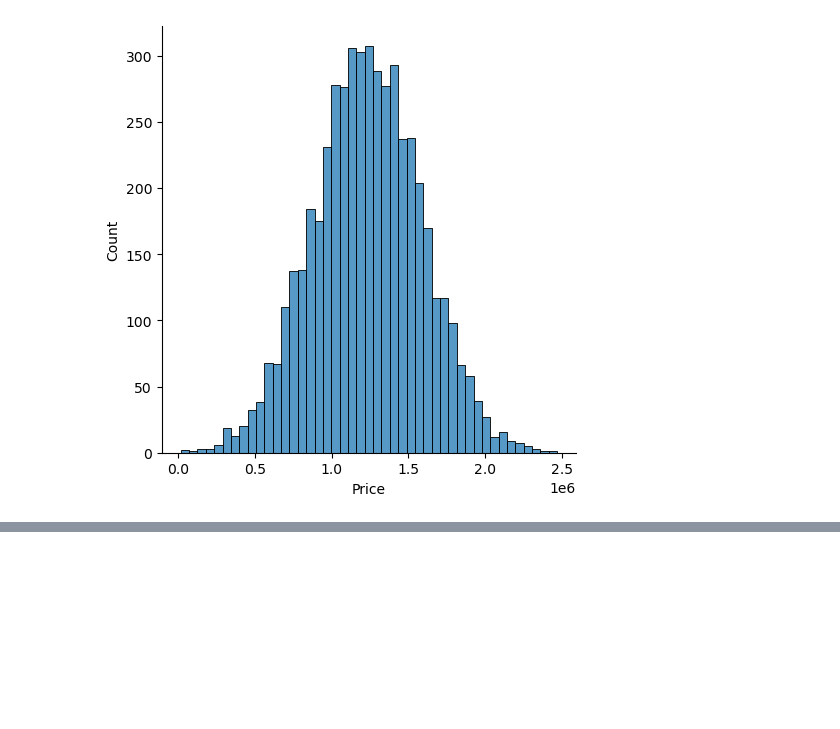
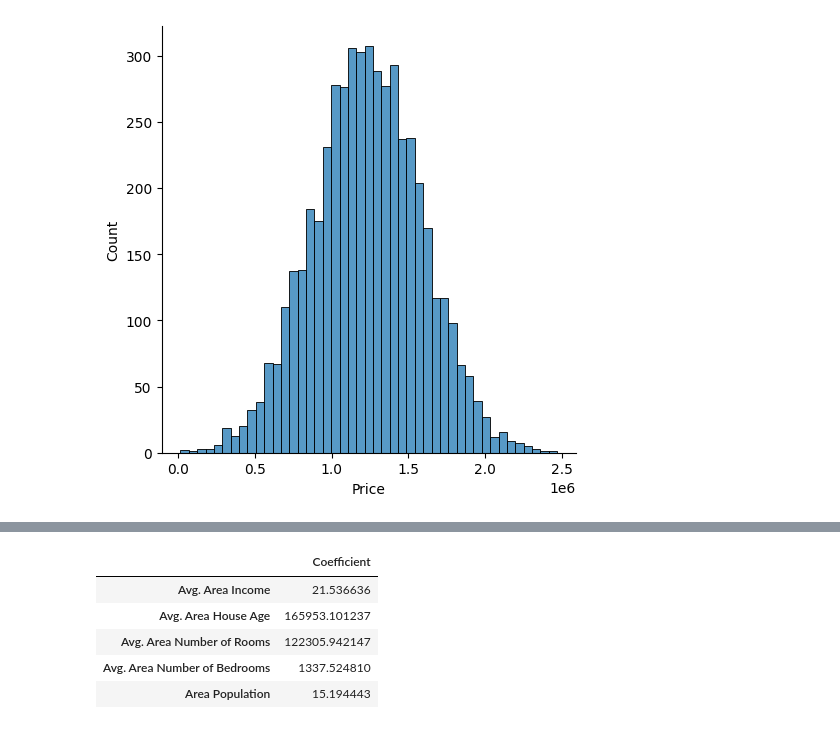
Before and after one commit to Abubakr1710/Machine-Learning, a Jupyter notebook: Linear Regression/house_price_prediction.ipynb, the cells around one changed output, grey strips where cells are left out. Saved outputs shown, nothing was run; the diff lists cells and outputs as text; code cells hidden in the pictures; blank space fills up the shorter version.

```diff
--- a/Linear Regression/house_price_prediction.ipynb
+++ b/Linear Regression/house_price_prediction.ipynb
@@ -61,0 +104,10 @@ sns.heatmap(df.corr())
+# %%
+coeff_df = pd.DataFrame(lr.coef_,X.columns,columns=['Coefficient'])
+coeff_df
+# %% [output]
+|  | Coefficient |
+| Avg. Area Income | 21.536636 |
+| Avg. Area House Age | 165953.101237 |
+| Avg. Area Number of Rooms | 122305.942147 |
+| Avg. Area Number of Bedrooms | 1337.524810 |
+| Area Population | 15.194443 |
```
Also changed, not shown: parts of 16 cells of this notebook, 17 other files.
